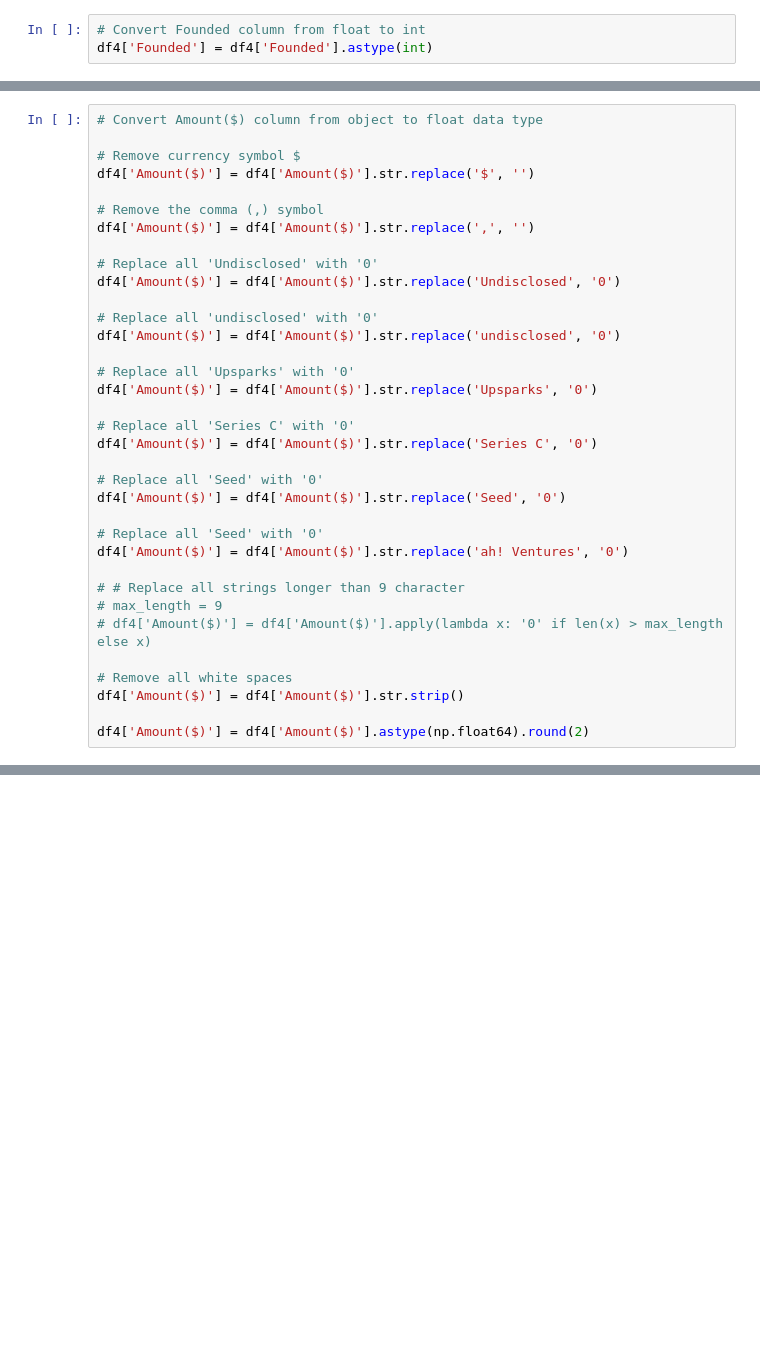
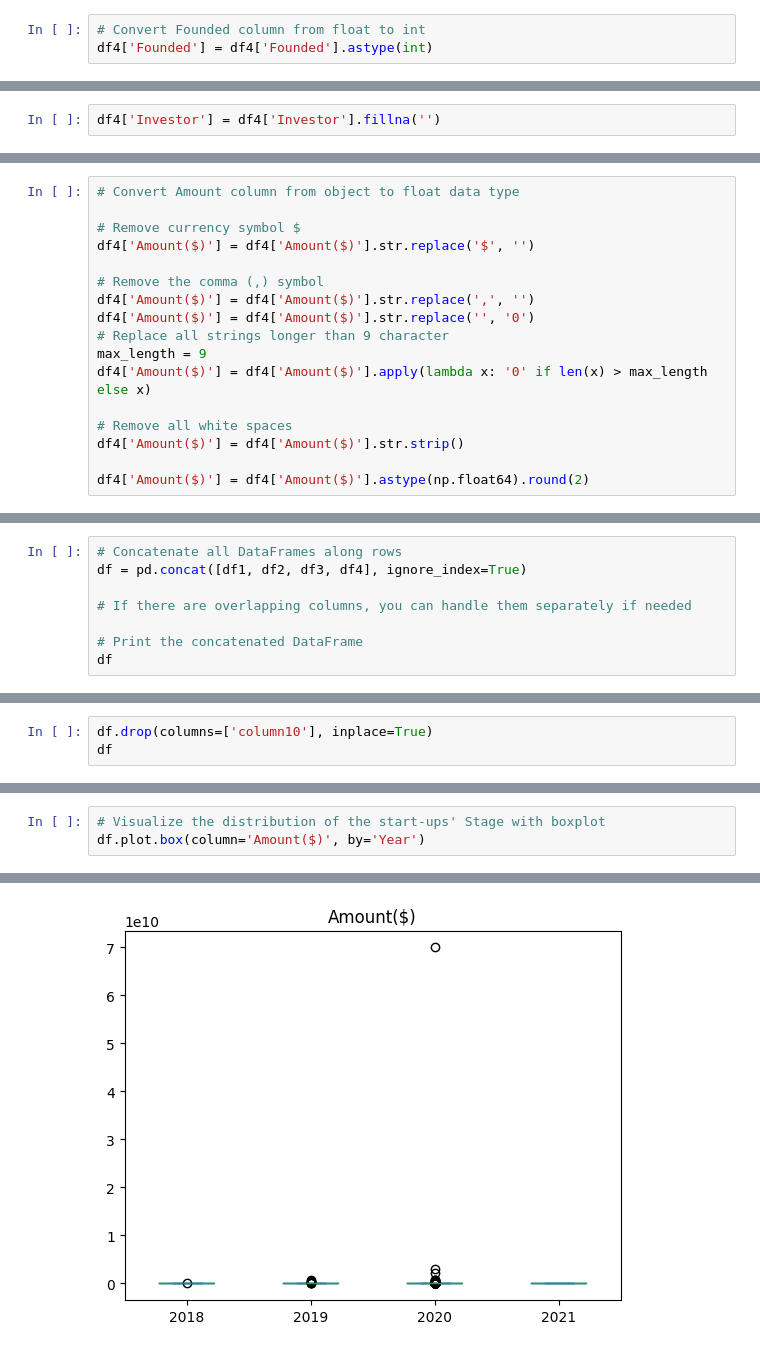
Before and after one commit to netebom/Indian_start_up_ecosystem_analysis, a Jupyter notebook: indian_start_up_funding.ipynb, the cells around one changed output, grey strips where cells are left out. Drawn from its saved outputs; the diff is of its cells as text; blank space fills up the shorter version.

Commit message:
Jupyter notebook updated with Data Cleaning and some visualizations

```diff
--- a/indian_start_up_funding.ipynb
+++ b/indian_start_up_funding.ipynb
@@ -343,0 +632,2 @@ df4['Founded'] = df4['Founded'].astype(int)
+# %%
+df4['Investor'] = df4['Investor'].fillna('')
@@ -344,33 +717,15 @@ df4['Founded'] = df4['Founded'].astype(int)
 # %%
-# Convert Amount($) column from object to float data type
+# Convert Amount column from object to float data type
 
 # Remove currency symbol $
 df4['Amount($)'] = df4['Amount($)'].str.replace('$', '')
 
 # Remove the comma (,) symbol
 df4['Amount($)'] = df4['Amount($)'].str.replace(',', '')
-
-# Replace all 'Undisclosed' with '0'
-df4['Amount($)'] = df4['Amount($)'].str.replace('Undisclosed', '0')
-
-# Replace all 'undisclosed' with '0'
-df4['Amount($)'] = df4['Amount($)'].str.replace('undisclosed', '0')
-
-# Replace all 'Upsparks' with '0'
-df4['Amount($)'] = df4['Amount($)'].str.replace('Upsparks', '0')
-
-# Replace all 'Series C' with '0'
-df4['Amount($)'] = df4['Amount($)'].str.replace('Series C', '0')
-
-# Replace all 'Seed' with '0'
-df4['Amount($)'] = df4['Amount($)'].str.replace('Seed', '0')
-
-# Replace all 'Seed' with '0'
-df4['Amount($)'] = df4['Amount($)'].str.replace('ah! Ventures', '0')
-
-# # Replace all strings longer than 9 character
-# max_length = 9
-# df4['Amount($)'] = df4['Amount($)'].apply(lambda x: '0' if len(x) > max_length else x)
+df4['Amount($)'] = df4['Amount($)'].str.replace('', '0')
+# Replace all strings longer than 9 character
+max_length = 9
+df4['Amount($)'] = df4['Amount($)'].apply(lambda x: '0' if len(x) > max_length else x)
 
 # Remove all white spaces
 df4['Amount($)'] = df4['Amount($)'].str.strip()
@@ -398,0 +768,8 @@ df4.groupby(by='Stage', as_index = False).sum()
+# %%
+# Concatenate all DataFrames along rows
+df = pd.concat([df1, df2, df3, df4], ignore_index=True)
+
+# If there are overlapping columns, you can handle them separately if needed
+
+# Print the concatenated DataFrame
+df
@@ -398,0 +790,3 @@ df4.groupby(by='Stage', as_index = False).sum()
+# %%
+df.drop(columns=['column10'], inplace=True)
+df
@@ -398,0 +887,4 @@ df4.groupby(by='Stage', as_index = False).sum()
+# %%
+# Visualize the distribution of the start-ups' Stage with boxplot
+df.plot.box(column='Amount($)', by='Year')
+# %% [output]
@@ -398,0 +893 @@ df4.groupby(by='Stage', as_index = False).sum()
+[figure, added]
```
Also changed, not shown: parts of 63 cells of this notebook.
